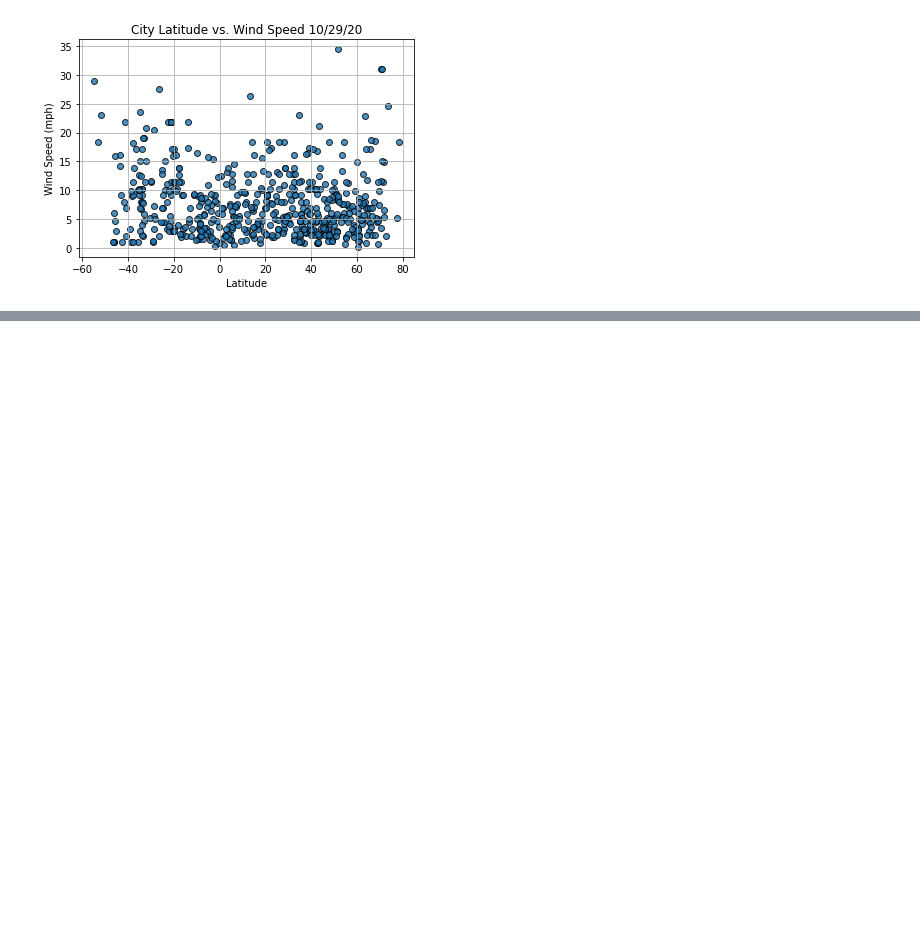
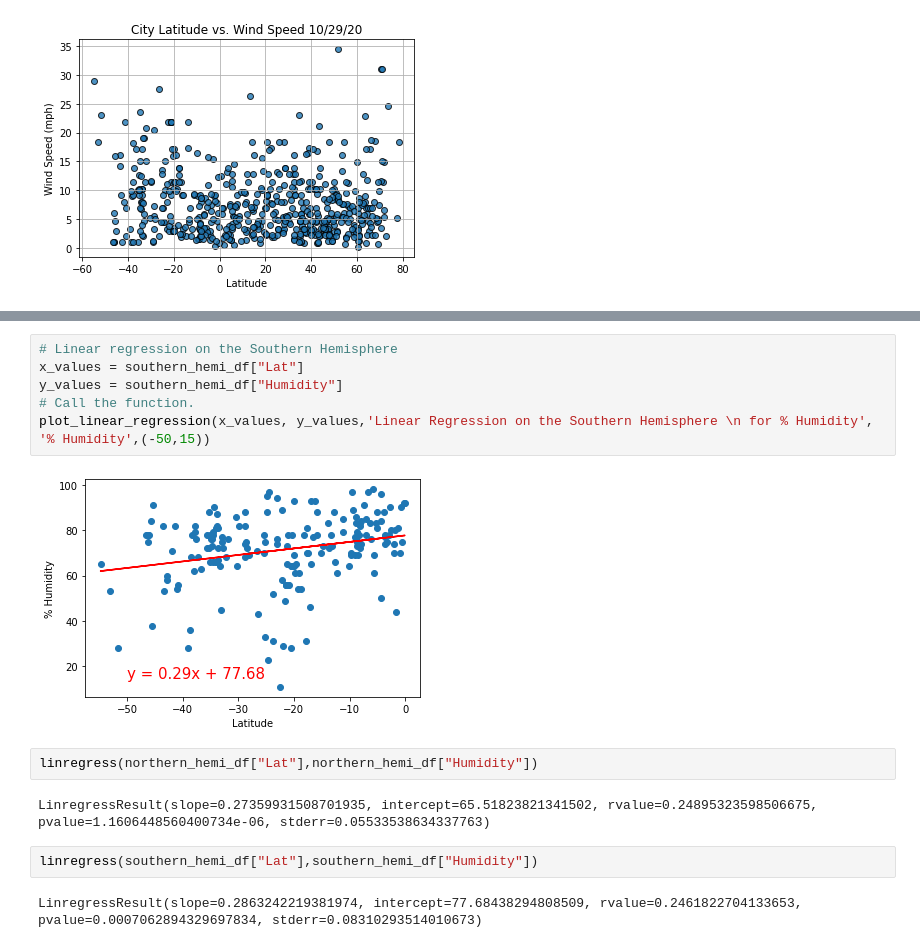
Before and after one commit to JmSambajon/World_Weather_Analysis, a Jupyter notebook: WeatherPy.ipynb, the cells around one changed output, grey strips where cells are left out. Cells and saved outputs as stored; diff of their text form; blank space fills up the shorter version.

```diff
--- a/WeatherPy.ipynb
+++ b/WeatherPy.ipynb
@@ -246,0 +320,16 @@ plt.show()
+# %%
+# Linear regression on the Southern Hemisphere
+x_values = southern_hemi_df["Lat"]
+y_values = southern_hemi_df["Humidity"]
+# Call the function.
+plot_linear_regression(x_values, y_values,'Linear Regression on the Southern Hemisphere \n for % Humidity', '% Humidity',(-50,15))
+# %% [output]
+[figure, added]
+# %%
+linregress(northern_hemi_df["Lat"],northern_hemi_df["Humidity"])
+# %% [output]
+LinregressResult(slope=0.27359931508701935, intercept=65.51823821341502, rvalue=0.24895323598506675, pvalue=1.1606448560400734e-06, stderr=0.05533538634337763)
+# %%
+linregress(southern_hemi_df["Lat"],southern_hemi_df["Humidity"])
+# %% [output]
+LinregressResult(slope=0.2863242219381974, intercept=77.68438294808509, rvalue=0.2461822704133653, pvalue=0.0007062894329697834, stderr=0.08310293514010673)
```
Also changed, not shown: parts of 15 cells of this notebook.
